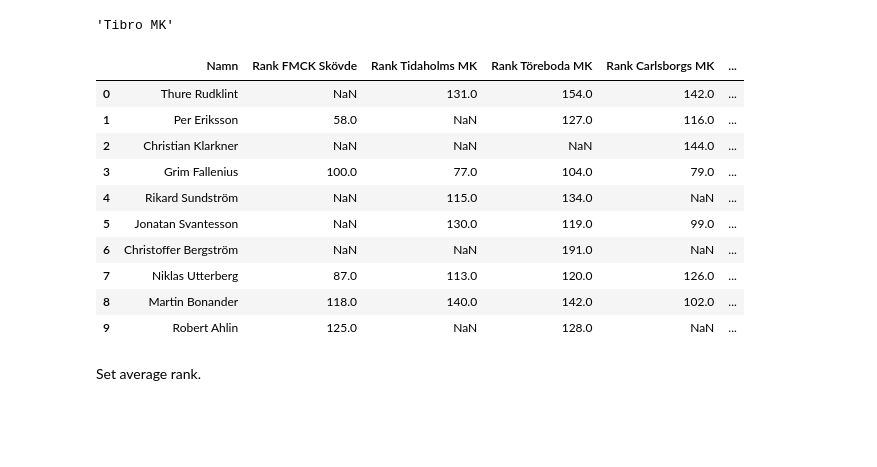
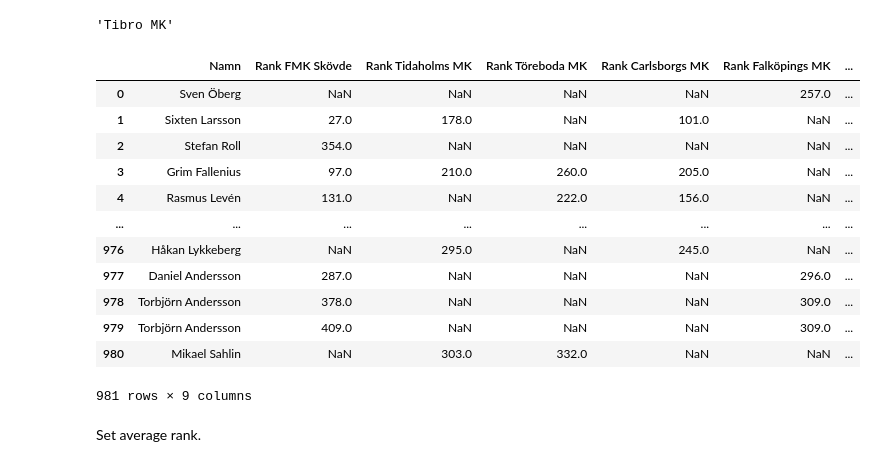
Before and after one commit to RobertAhlin/emx-seeder, a Jupyter notebook: 02 SortRiderAverageLapTimes.ipynb, the cells around one changed output. Drawn from its saved outputs; the diff is of its cells as text; code cells hidden in the pictures; blank space fills up the shorter version.

Commit message:
Changes in the Notebook to include more data

```diff
--- a/02 SortRiderAverageLapTimes.ipynb
+++ b/02 SortRiderAverageLapTimes.ipynb
@@ -78,12 +88,14 @@ for key in dataframes.keys():
 
     # Function to convert lap time strings to Timedelta objects
     def convert_to_timedelta(lap_time):
-        if isinstance(lap_time, str):  # Check if the data is in string format
-            minutes, seconds_tenths = lap_time.split(':')
-            seconds, tenths = map(int, seconds_tenths.split('.'))
-            microseconds = tenths * 100000  # Convert tenths to microseconds
-            return pd.Timedelta(minutes=int(minutes), seconds=seconds, microseconds=microseconds)
-        return lap_time
+        if pd.notnull(lap_time) and isinstance(lap_time, str) and ':' in lap_time:
+            minutes, rest = lap_time.split(':')
+            seconds_tenths = rest.split('.')
+            if len(seconds_tenths) == 2:
+                seconds, tenths = map(int, seconds_tenths)
+                microseconds = tenths * 100000  # Convert tenths to microseconds
+                return pd.Timedelta(minutes=int(minutes), seconds=seconds, microseconds=microseconds)
+        return pd.NaT if pd.isnull(lap_time) else lap_time
 
     # Apply the conversion function to lap time columns
     for col in varv_columns:
@@ -126,12 +151,12 @@ for key in dataframes.keys():
     # Calculate average lap times excluding the slowest time
     def calculate_average(row):
         lap_times = row[varv_columns].dropna().values
-        valid_lap_times = [time for time in lap_times if not pd.isnull(time)]
-        if len(valid_lap_times) >= 2:  # Ensure there are at least 2 valid lap times
+        valid_lap_times = [time for time in lap_times if isinstance(time, pd.Timedelta)]
+        if len(valid_lap_times) >= 2:
             slowest = max(valid_lap_times)
             lap_times = [time for time in valid_lap_times if time != slowest]
             return sum(lap_times, pd.Timedelta(0)) / len(lap_times)
-        return pd.NaT  # Return NaT if insufficient lap times
+        return pd.NaT
 
     # Create a new column 'Snitt Varvtid' with the average lap times
     df['Snitt Varvtid'] = df.apply(calculate_average, axis=1)
@@ -213,45 +238,47 @@ ranked_dataframe = pd.DataFrame({'Namn': list(unique_names)})
 # Merge based on 'Namn' column
 for idx, (key, df) in enumerate(sorted_dataframes.items(), start=1):
     col_name = df.columns[0]
     df_subset = df[['Namn', 'Rank', 'Klass', 'Klubb']]
     df_subset = df_subset.rename(columns={'Rank': f'Rank {col_name}', 'Klass': f'Klass_{idx}', 'Klubb': f'Klubb_{idx}'})
     ranked_dataframe = pd.merge(ranked_dataframe, df_subset, on='Namn', how='left')
 
 # Function to merge 'Klass' columns while retaining unique values
 def merge_klass(row):
     klasses = [row[f'Klass_{idx}'] for idx in range(1, len(sorted_dataframes) + 1)]
     unique_klasses = set(k for k in klasses if pd.notnull(k))
     return ', '.join(unique_klasses)
 
 # Function to merge 'Klubb' columns while retaining unique values
 def merge_klubb(row):
     klubbs = [row[f'Klubb_{idx}'] for idx in range(1, len(sorted_dataframes) + 1)]
     unique_klubbs = set(k for k in klubbs if pd.notnull(k))
     return ', '.join(unique_klubbs)
 
 
 # Apply the function to create the 'Klass' and 'Klubb' columns in the ranked_dataframe
 ranked_dataframe['Klass'] = ranked_dataframe.apply(merge_klass, axis=1)
 ranked_dataframe['Klubb'] = ranked_dataframe.apply(merge_klubb, axis=1)
 
 # Drop the individual 'Klass' and 'Klubb' columns for each dataset
 for idx in range(1, len(sorted_dataframes) + 1):
     ranked_dataframe.drop(f'Klass_{idx}', axis=1, inplace=True)
     ranked_dataframe.drop(f'Klubb_{idx}', axis=1, inplace=True)
 
-ranked_dataframe.head(10)
+ranked_dataframe.head(-10)
 # %% [output]
-|  | Namn | Rank FMCK Skövde | Rank Tidaholms MK | Rank Töreboda MK | Rank Carlsborgs MK | ... |
-| 0 | Thure Rudklint | NaN | 131.0 | 154.0 | 142.0 | ... |
-| 1 | Per Eriksson | 58.0 | NaN | 127.0 | 116.0 | ... |
-| 2 | Christian Klarkner | NaN | NaN | NaN | 144.0 | ... |
-| 3 | Grim Fallenius | 100.0 | 77.0 | 104.0 | 79.0 | ... |
-| 4 | Rikard Sundström | NaN | 115.0 | 134.0 | NaN | ... |
-| 5 | Jonatan Svantesson | NaN | 130.0 | 119.0 | 99.0 | ... |
-| 6 | Christoffer Bergström | NaN | NaN | 191.0 | NaN | ... |
-| 7 | Niklas Utterberg | 87.0 | 113.0 | 120.0 | 126.0 | ... |
-| 8 | Martin Bonander | 118.0 | 140.0 | 142.0 | 102.0 | ... |
-| 9 | Robert Ahlin | 125.0 | NaN | 128.0 | NaN | ... |
+|  | Namn | Rank FMK Skövde | Rank Tidaholms MK | Rank Töreboda MK | Rank Carlsborgs MK | Rank Falköpings MK | ... |
+| 0 | Sven Öberg | NaN | NaN | NaN | NaN | 257.0 | ... |
+| 1 | Sixten Larsson | 27.0 | 178.0 | NaN | 101.0 | NaN | ... |
+| 2 | Stefan Roll | 354.0 | NaN | NaN | NaN | NaN | ... |
+| 3 | Grim Fallenius | 97.0 | 210.0 | 260.0 | 205.0 | NaN | ... |
+| 4 | Rasmus Levén | 131.0 | NaN | 222.0 | 156.0 | NaN | ... |
+| ... | ... | ... | ... | ... | ... | ... | ... |
+| 976 | Håkan Lykkeberg | NaN | 295.0 | NaN | 245.0 | NaN | ... |
+| 977 | Daniel Andersson | 287.0 | NaN | NaN | NaN | 296.0 | ... |
+| 978 | Torbjörn Andersson | 378.0 | NaN | NaN | NaN | 309.0 | ... |
+| 979 | Torbjörn Andersson | 409.0 | NaN | NaN | NaN | 309.0 | ... |
+| 980 | Mikael Sahlin | NaN | 303.0 | 332.0 | NaN | NaN | ... |
+981 rows × 9 columns
 # %% [markdown]
 Set average rank.
 # %%
```
Also changed, not shown: parts of 17 cells of this notebook, 31 other files.
